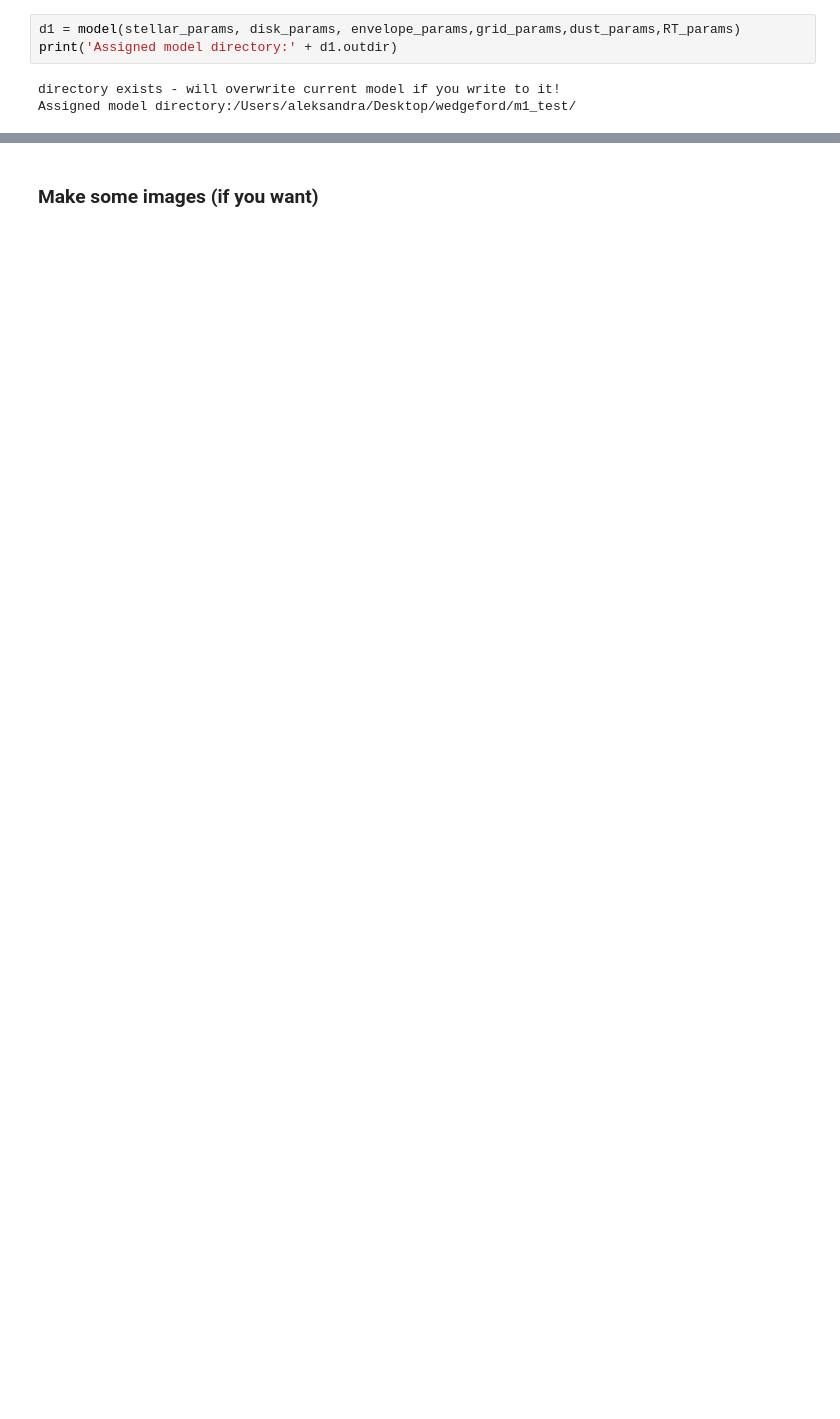
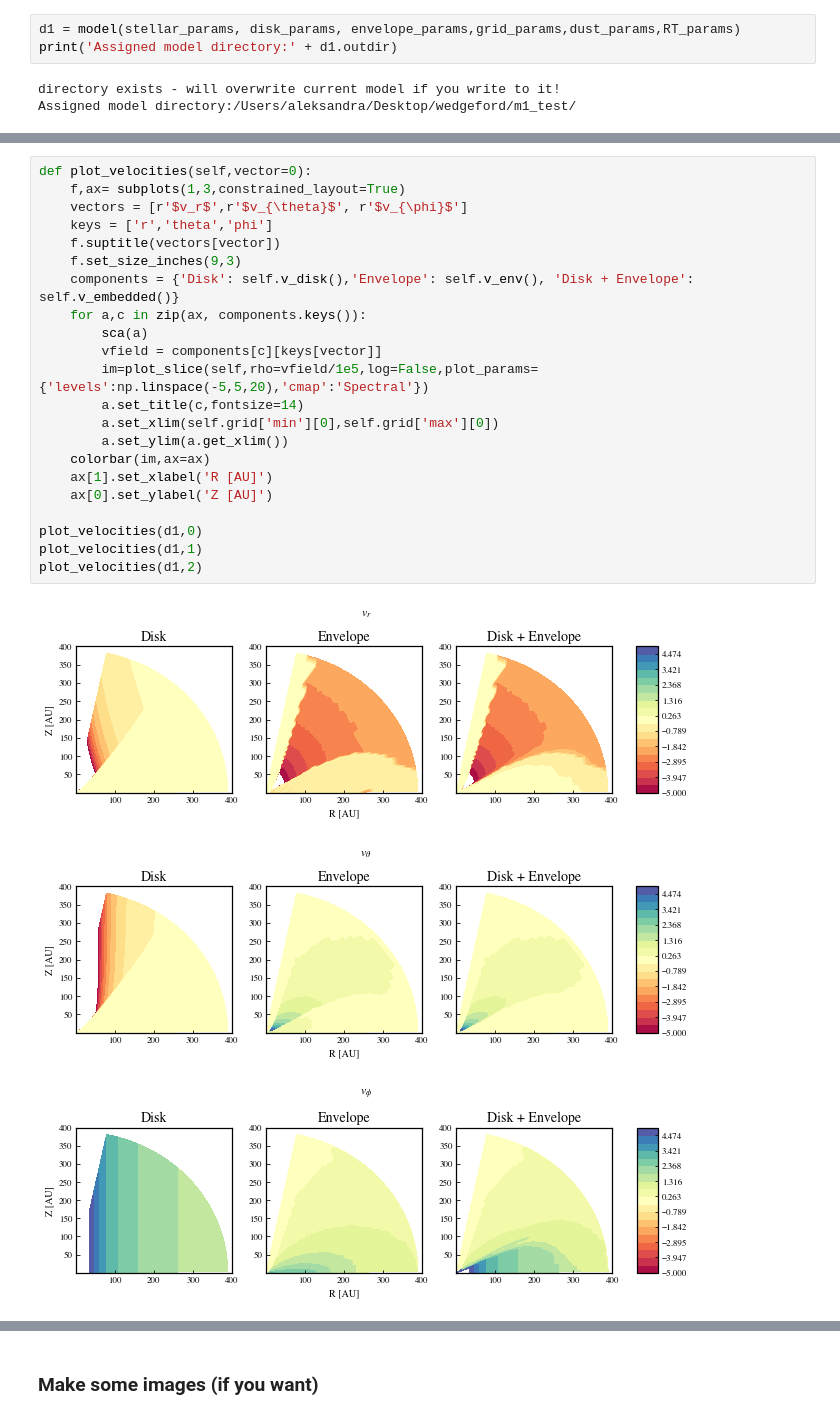
Before and after one commit to uconn-origins/wedgeford, a Jupyter notebook: make_model.ipynb, the cells around one changed output, grey strips where cells are left out. Saved outputs shown, nothing was run; the diff lists cells and outputs as text; blank space fills up the shorter version.

```diff
--- a/make_model.ipynb
+++ b/make_model.ipynb
@@ -50,0 +61,26 @@ print(parent_dir)
+# %%
+def plot_velocities(self,vector=0):
+    f,ax= subplots(1,3,constrained_layout=True)
+    vectors = [r'$v_r$',r'$v_{\theta}$', r'$v_{\phi}$']
+    keys = ['r','theta','phi']
+    f.suptitle(vectors[vector])
+    f.set_size_inches(9,3)
+    components = {'Disk': self.v_disk(),'Envelope': self.v_env(), 'Disk + Envelope': self.v_embedded()}
+    for a,c in zip(ax, components.keys()):
+        sca(a)
+        vfield = components[c][keys[vector]]
+        im=plot_slice(self,rho=vfield/1e5,log=False,plot_params={'levels':np.linspace(-5,5,20),'cmap':'Spectral'})
+        a.set_title(c,fontsize=14)
+        a.set_xlim(self.grid['min'][0],self.grid['max'][0])
+        a.set_ylim(a.get_xlim())
+    colorbar(im,ax=ax)
+    ax[1].set_xlabel('R [AU]')
+    ax[0].set_ylabel('Z [AU]')
+
+plot_velocities(d1,0)
+plot_velocities(d1,1)
+plot_velocities(d1,2)
+# %% [output]
+[figure, added]
+[figure, added]
+[figure, added]
```
Also changed, not shown: parts of 25 cells of this notebook, 20 other files.
